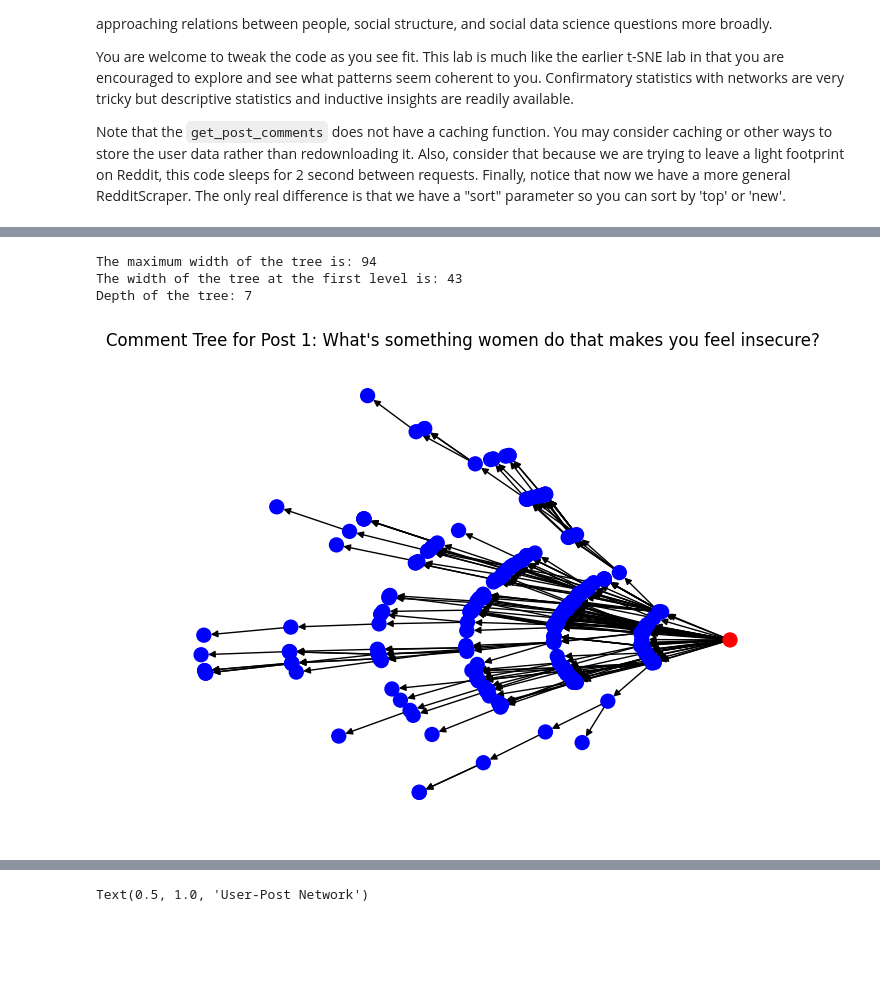
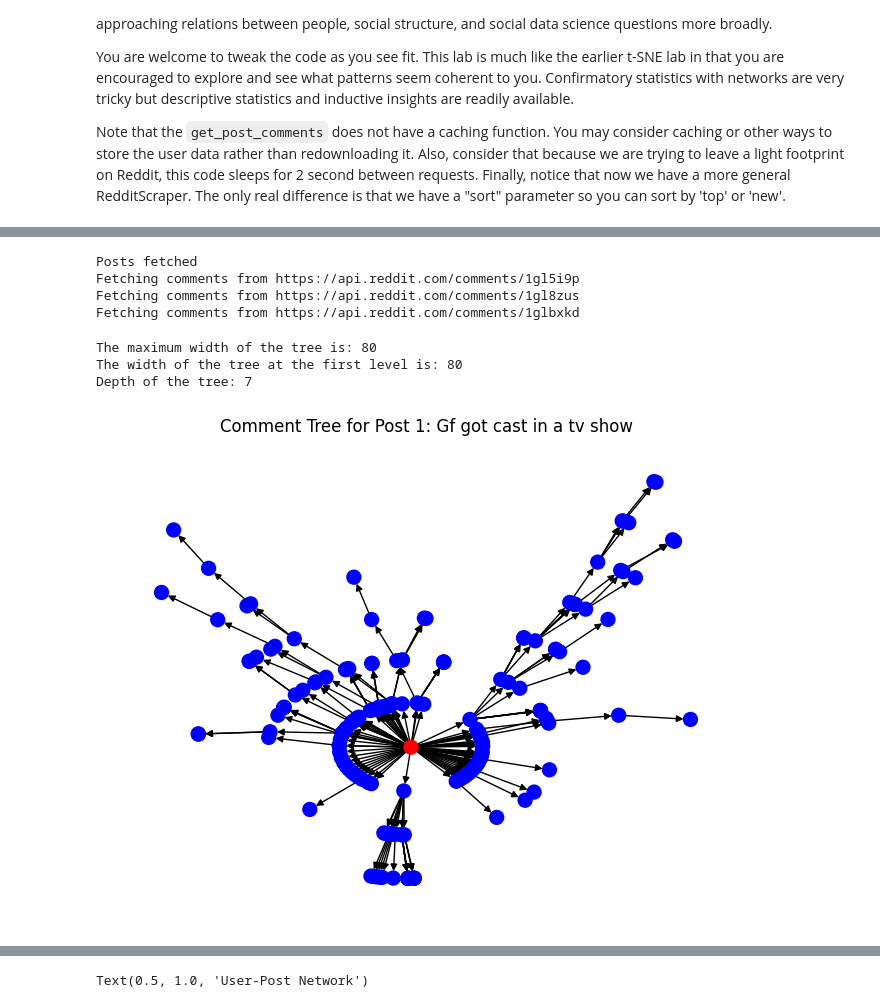
Before and after one commit to berniehogan/oii-fsds-textanalysis, a Jupyter notebook: week4day2_lab.ipynb, the cells around one changed output, grey strips where cells are left out. Saved outputs shown, nothing was run; the diff lists cells and outputs as text; code cells hidden in the pictures; blank space fills up the shorter version.

```diff
--- a/week4day2_lab.ipynb
+++ b/week4day2_lab.ipynb
@@ -80,44 +40,35 @@ Fetching comments from https://api.reddit.com/comments/1gk87hn
+# %%
+# 1. Get the top 3 posts from a subreddit
+posts, comments_df = get_comments_df("AskMen", "top", USER_AGENT, 3)
+# %% [output]
+Posts fetched
+Fetching comments from https://api.reddit.com/comments/1gl5i9p
+Fetching comments from https://api.reddit.com/comments/1gl8zus
+Fetching comments from https://api.reddit.com/comments/1glbxkd
 # %%
 # 1) Threaded network
 
 # Comment tree for post 1
 plt.figure()
 post_1_comments = comments_df[comments_df['post_id'] == posts[0]['id']] # get the comments for post 1
-comment_tree_1 = create_comment_tree(post_1_comments, include_root=True) # create the comment tree
+comment_tree_1 = usercomment_tree(post_1_comments, include_root=True) # create the comment tree
 pos_tree_1 = nx.kamada_kawai_layout(comment_tree_1) # get the positions of the nodes (kamada_kawai_layout aesthetically spaces the nodes while preserving the structure of the graph
 nx.draw(comment_tree_1, pos_tree_1, node_size=100,  # draw the comment tree
         node_color=['red' if d['type']=='post' else 'blue'
                    for _, d in comment_tree_1.nodes(data=True)])
 plt.title(f"Comment Tree for Post 1: {posts[0]['title']}") # set the title of the plot
 
 # Calculate max width of the tree
-def calculate_tree_width(tree):
-    # Find the root node (node with no incoming edges)
-    root = [node for node, degree in tree.in_degree() if degree == 0][0]
-
-    # Get the shortest path lengths from the root (essentially the level of each node)
-    levels = nx.single_source_shortest_path_length(tree, root)
-
-    # Count the nodes at each level (i.e., the width at each level)
-    level_counts = {}
-    for level in levels.values():
-        if level not in level_counts:
-            level_counts[level] = 0
-        level_counts[level] += 1
-
-    # The width of the tree is the maximum number of nodes at any level
-    return level_counts
-
 print(f"The maximum width of the tree is: {max(calculate_tree_width(comment_tree_1).values())}")
 
 print(f"The width of the tree at the first level is: {calculate_tree_width(comment_tree_1)[1]}")
 
 # Calculate depth of the tree
 depth = nx.dag_longest_path_length(comment_tree_1)
 print(f"Depth of the tree: {depth}")
 # %% [output]
-The maximum width of the tree is: 94
-The width of the tree at the first level is: 43
+The maximum width of the tree is: 80
+The width of the tree at the first level is: 80
 Depth of the tree: 7
-[figure, old version]
+[figure, new version]
 # %%
```
Also changed, not shown: parts of 7 cells of this notebook, 5 other files.
